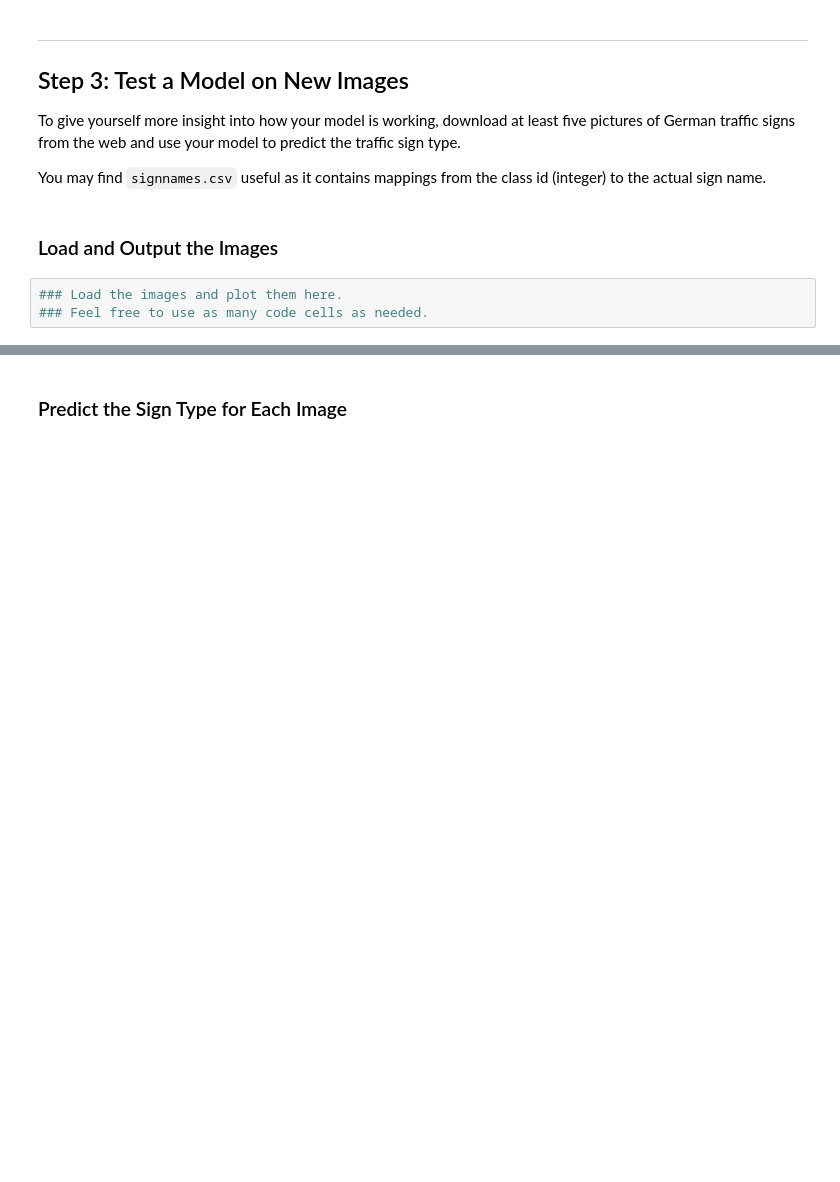
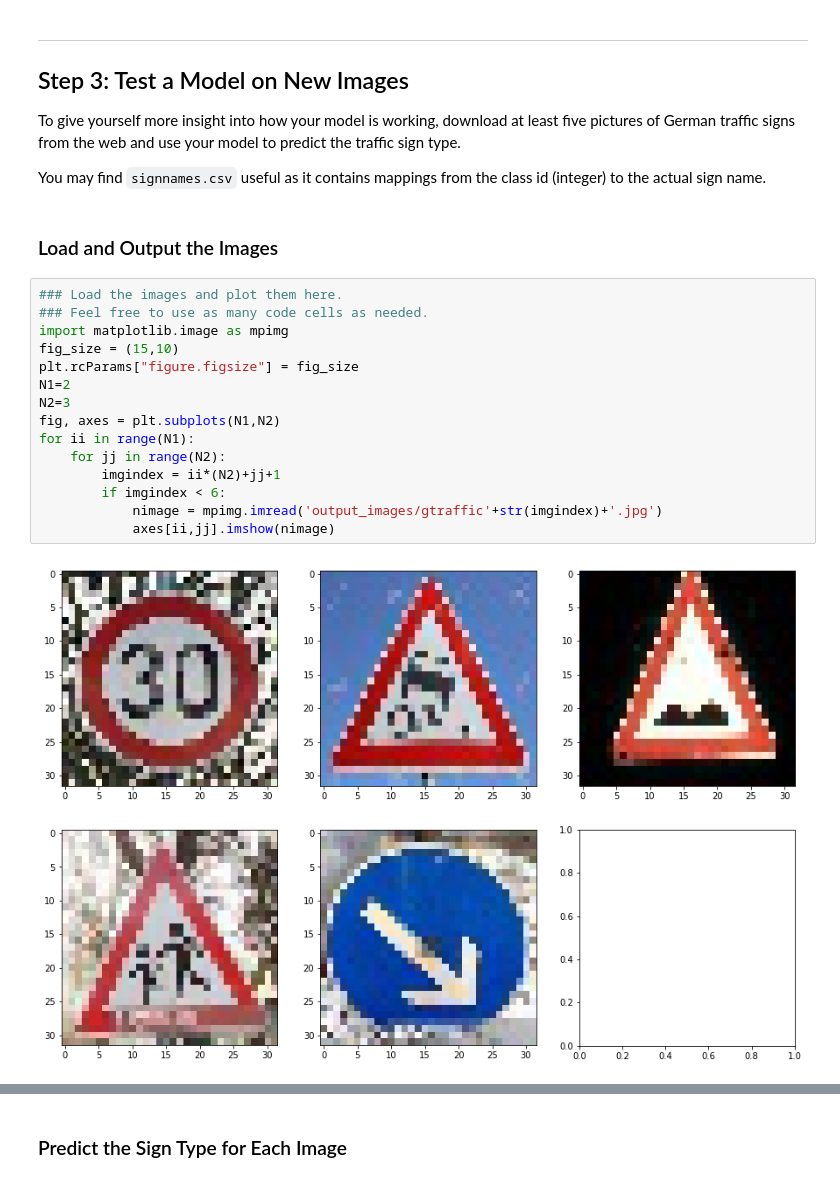
Before and after one commit to pnsrao/CarND-Traffic-Sign-Classifier-Project, a Jupyter notebook: Traffic_Sign_Classifier.ipynb, the cells around one changed output, grey strips where cells are left out. Drawn from its saved outputs; the diff is of its cells as text; blank space fills up the shorter version.

```diff
--- a/Traffic_Sign_Classifier.ipynb
+++ b/Traffic_Sign_Classifier.ipynb
@@ -380,6 +380,20 @@ To give yourself more insight into how your model is working, download at least
 You may find `signnames.csv` useful as it contains mappings from the class id (integer) to the actual sign name.
 # %% [markdown]
 ### Load and Output the Images
-# %%
-### Load the images and plot them here.
-### Feel free to use as many code cells as needed.
+# %%
+### Load the images and plot them here.
+### Feel free to use as many code cells as needed.
+import matplotlib.image as mpimg
+fig_size = (15,10)
+plt.rcParams["figure.figsize"] = fig_size
+N1=2
+N2=3
+fig, axes = plt.subplots(N1,N2)
+for ii in range(N1):
+    for jj in range(N2):
+        imgindex = ii*(N2)+jj+1
+        if imgindex < 6:
+            nimage = mpimg.imread('output_images/gtraffic'+str(imgindex)+'.jpg')
+            axes[ii,jj].imshow(nimage)
+# %% [output]
+[figure, added]
```
Also changed, not shown: parts of 8 cells of this notebook.
